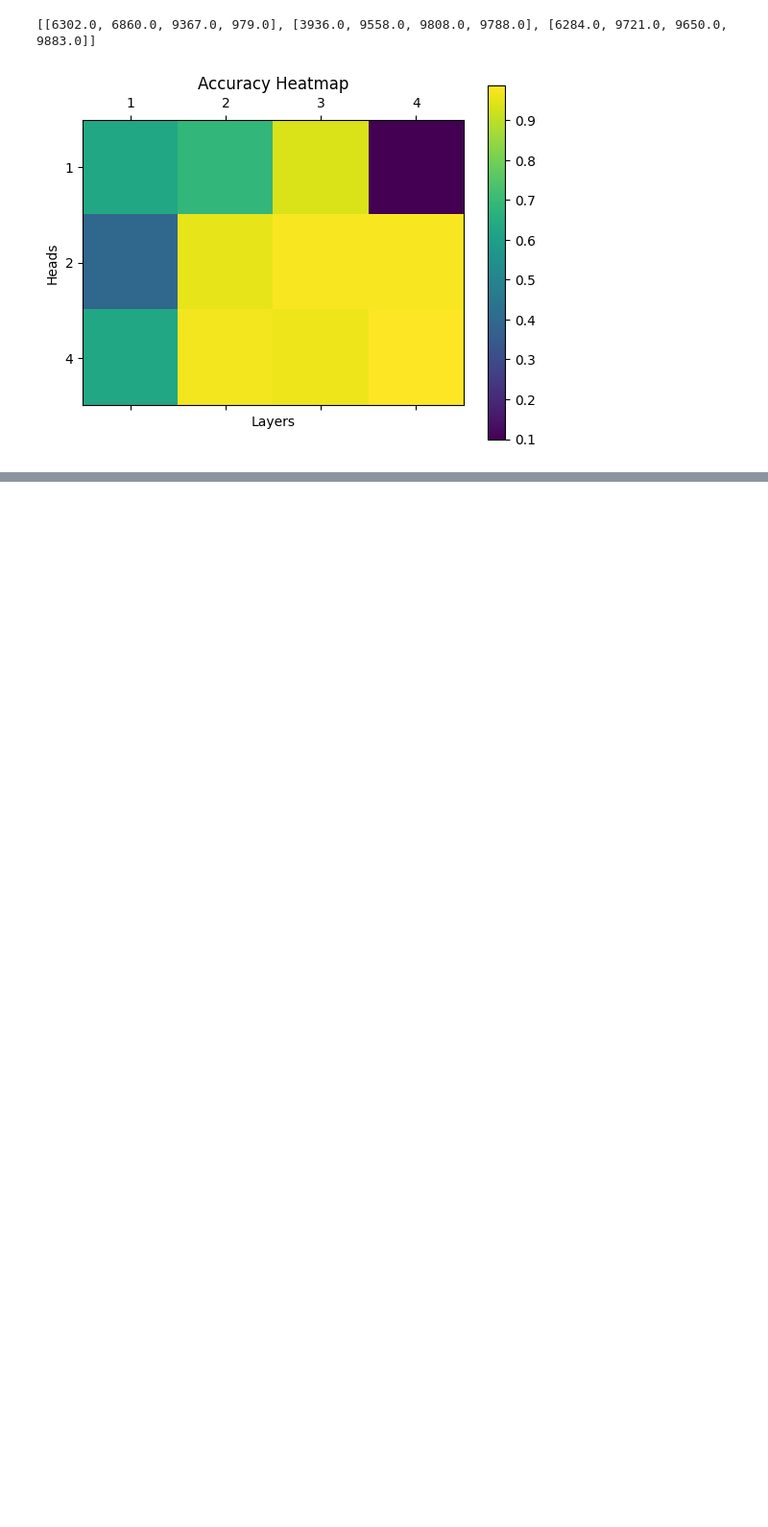
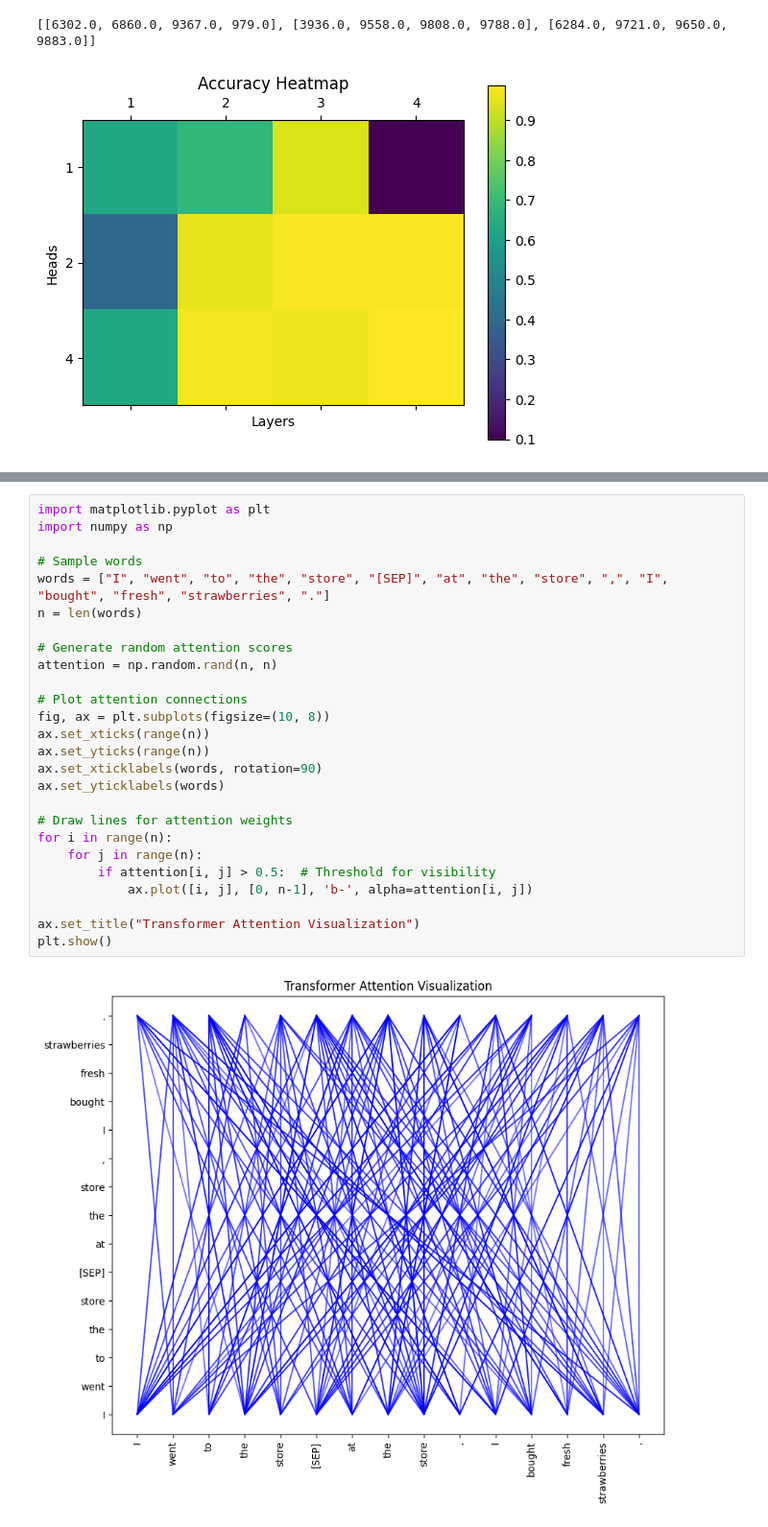
Before and after one commit to RafalLeja/MathGPT, a Jupyter notebook: src/Arithmetic/static_add.ipynb, the cells around one changed output, grey strips where cells are left out. Shown at 96% size. Saved outputs shown, nothing was run; the diff lists cells and outputs as text; blank space fills up the shorter version.

```diff
--- a/src/Arithmetic/static_add.ipynb
+++ b/src/Arithmetic/static_add.ipynb
@@ -346,0 +483,28 @@ plt.show()
+# %%
+import matplotlib.pyplot as plt
+import numpy as np
+
+# Sample words
+words = ["I", "went", "to", "the", "store", "[SEP]", "at", "the", "store", ",", "I", "bought", "fresh", "strawberries", "."]
+n = len(words)
+
+# Generate random attention scores
+attention = np.random.rand(n, n)
+
+# Plot attention connections
+fig, ax = plt.subplots(figsize=(10, 8))
+ax.set_xticks(range(n))
+ax.set_yticks(range(n))
+ax.set_xticklabels(words, rotation=90)
+ax.set_yticklabels(words)
+
+# Draw lines for attention weights
+for i in range(n):
+    for j in range(n):
+        if attention[i, j] > 0.5:  # Threshold for visibility
+            ax.plot([i, j], [0, n-1], 'b-', alpha=attention[i, j])
+
+ax.set_title("Transformer Attention Visualization")
+plt.show()
+# %% [output]
+[figure, added]
```
Also changed, not shown: parts of 4 cells of this notebook.
